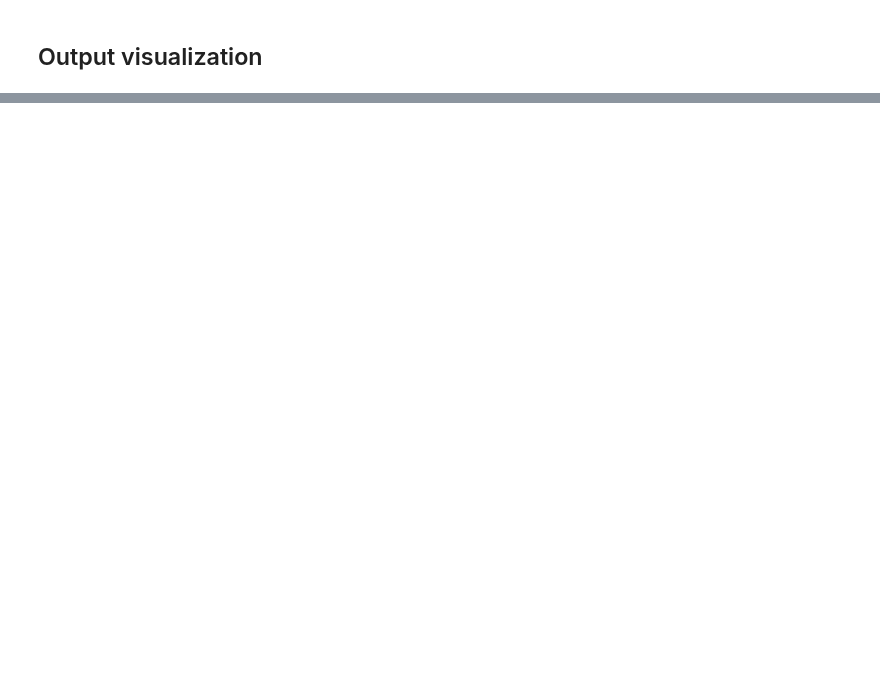
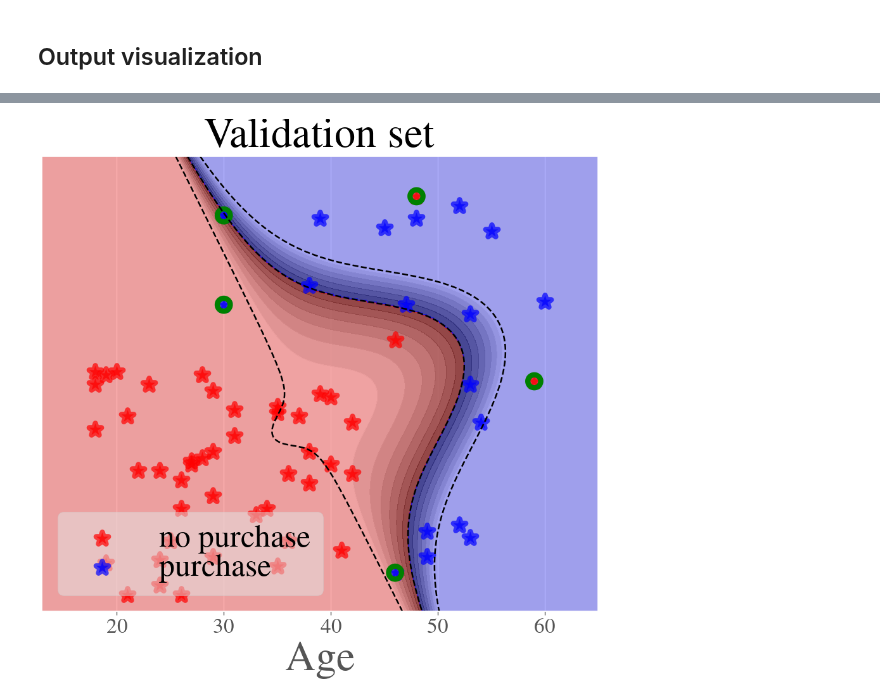
Before and after one commit to cesar-claros/synergistic, a Jupyter notebook: socialadsnet_AAAI.ipynb, the cells around one changed output, grey strips where cells are left out. Drawn from its saved outputs; the diff is of its cells as text; code cells hidden in the pictures; blank space fills up the shorter version.

```diff
--- a/socialadsnet_AAAI.ipynb
+++ b/socialadsnet_AAAI.ipynb
@@ -461,36 +353,38 @@ else:
     pred_x = classifier.predict(X_set)
     pred_x[pred_x==0] = -1
     d_set = y_set*pred_x
 xi_set = np.max([[np.zeros(d_set.size)],[d_set]],axis=0).ravel()
 if hasattr(classifier, "decision_function"):
     d = classifier.decision_function(np.array([X1.ravel(), X2.ravel()]).T).reshape(X1.shape)
-    ax1.contourf(X1, X2, np.where((np.abs(d)<1),np.abs(d),np.nan), alpha = 0.6, cmap='gist_gray', label='margin region')
+    ax1.contourf(X1, X2, np.where((np.abs(d)<1),np.abs(d),np.nan), alpha = 0.6, cmap='gist_gray') # label='margin region'
     ax1.contour(X1, X2, d, levels=[-1,0,1], colors='black', linestyles='dashed')
     ax1.contourf(X1, X2, Z, alpha = 0.3, cmap = matplotlib.colors.ListedColormap(('red', 'blue')))
     x = X_set[xi_set>1,0]
     y = X_set[xi_set>1,1]
 else:
     d = classifier.predict_proba(np.array([X1.ravel(), X2.ravel()]).T)[:, 1].reshape(X1.shape)-0.5
-    ax1.contourf(X1, X2, np.where((np.abs(d)<0.25),np.abs(d),np.nan), alpha = 0.6, cmap='gist_gray', label='margin region')
+    ax1.contourf(X1, X2, np.where((np.abs(d)<0.25),np.abs(d),np.nan), alpha = 0.6, cmap='gist_gray') # label='margin region'
     ax1.contour(X1, X2, d, levels=[-0.25, 0, 0.25], colors='black', linestyles='dashed')
     ax1.contourf(X1, X2, Z, alpha = 0.3, cmap = matplotlib.colors.ListedColormap(('red', 'blue')))
     x = X_set[xi_set==0,0]
     y = X_set[xi_set==0,1]
 
 dots = ['red','blue']
 for i, j in enumerate(np.unique(y_set)):
     ax1.scatter(X_set[y_set == j, 0], X_set[y_set == j, 1],
                 color = dots[i], label = '{}'.format('no purchase' if i==0 else 'purchase'),alpha=0.7,s=150, marker='*', linewidths=5)
 # Plot slack variables magnitudes
-ax1.scatter(x, y, s=150, facecolors='none', edgecolors='g', label='misclassified', linewidths=5)
+ax1.scatter(x, y, s=150, facecolors='none', edgecolors='g', linewidths=5) #label='misclassified'
 
 ax1.set_xlabel('Age',fontsize=40)
 ax1.set_yticks([])
 ax1.set_title('Validation set',fontsize=40)
 ax1.legend(loc='lower left', framealpha=0.5, prop={'size': 30},labelspacing=0.0)
 ax1.set_xlim(X1_min, X1_max)
 ax1.set_ylim(X2_min, X2_max)
 plt.tight_layout()
-path_fig_fx_val = "drive/My Drive/NIPS2020/results/socialadsnet/fig_fx_val_{clf}_yhat{yhat}_pca{pca}.svg".format(clf=clf, pca=applyPCA, yhat=addPredictions)
-plt.savefig(path_fig_fx_val, bbox_inches='tight', facecolor='w')
+#path_fig_fx_val = "drive/My Drive/NIPS2020/results/socialadsnet/fig_fx_val_{clf}_yhat{yhat}_pca{pca}.svg".format(clf=clf, pca=applyPCA, yhat=addPredictions)
+#plt.savefig(path_fig_fx_val, bbox_inches='tight', facecolor='w')
+# %% [output]
+[figure, added]
 # %%
```
Also changed, not shown: parts of 16 cells of this notebook.
